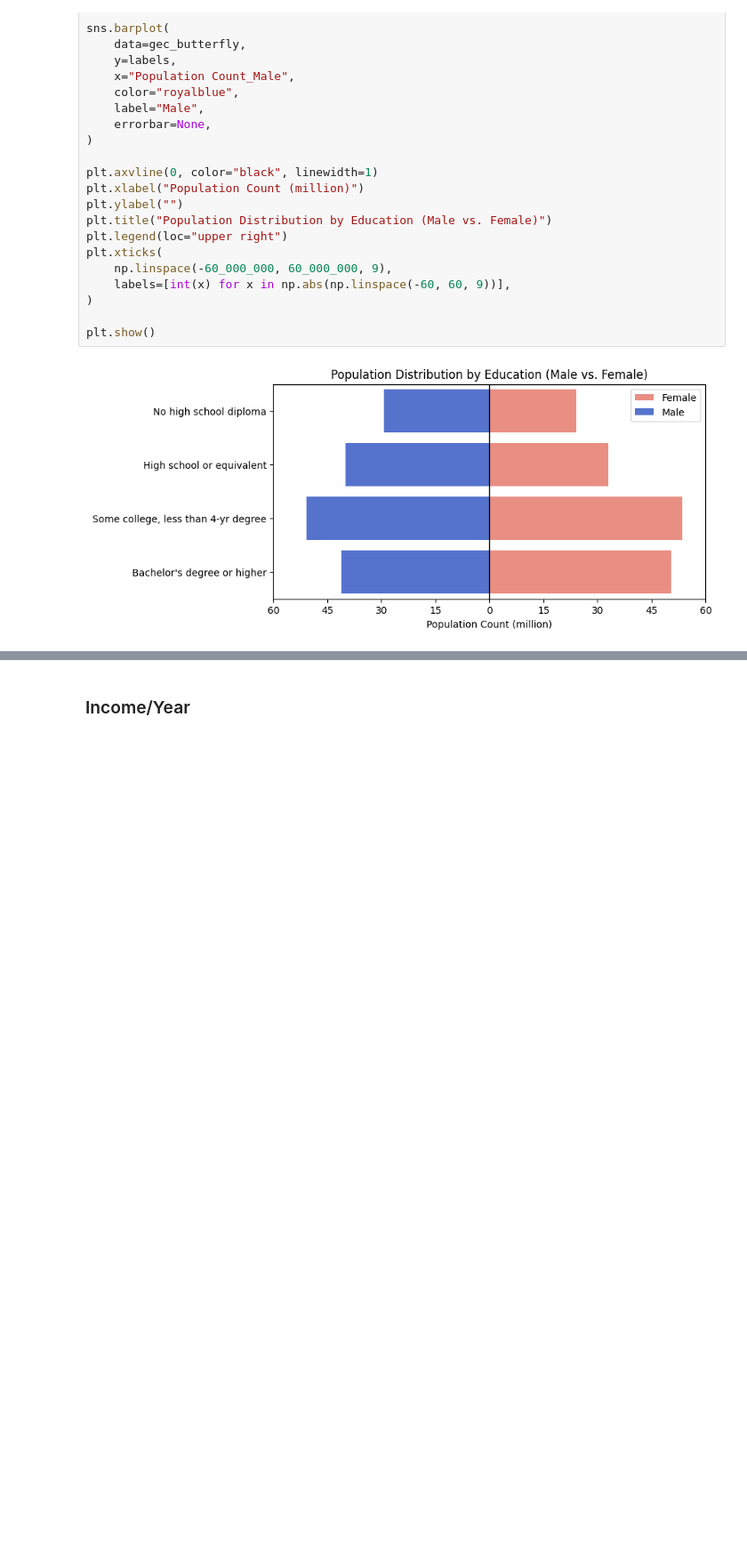
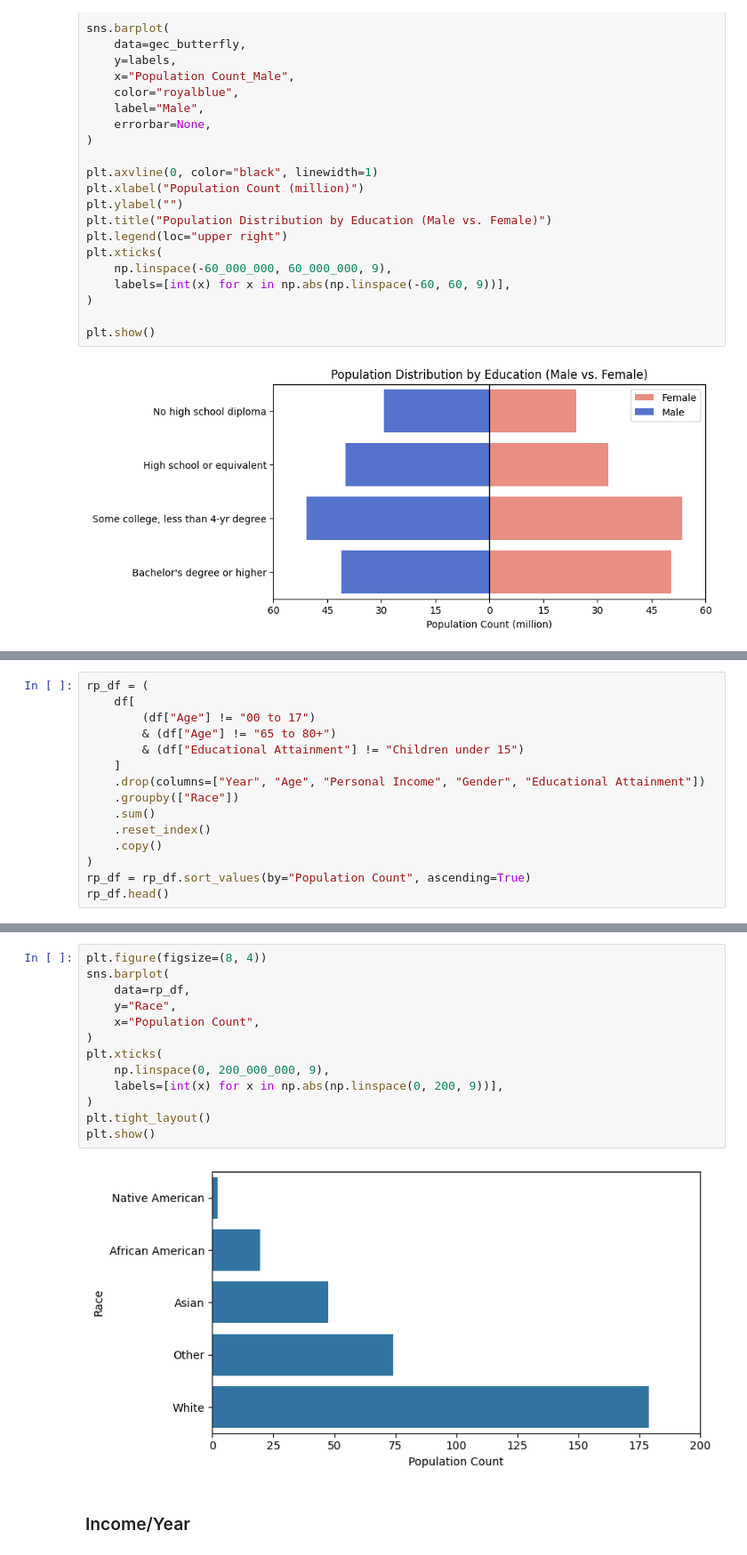
Before and after one commit to ibrahimmkhalid/housing-crisis-california-project, a Jupyter notebook: 3_visualizations.ipynb, the cells around one changed output, grey strips where cells are left out. Shown: that part at 89% size. Cells and saved outputs as stored; diff of their text form; blank space fills up the shorter version.

```diff
--- a/3_visualizations.ipynb
+++ b/3_visualizations.ipynb
@@ -222,0 +225,15 @@ plt.show()
+# %%
+rp_df = (
+    df[
+        (df["Age"] != "00 to 17")
+        & (df["Age"] != "65 to 80+")
+        & (df["Educational Attainment"] != "Children under 15")
+    ]
+    .drop(columns=["Year", "Age", "Personal Income", "Gender", "Educational Attainment"])
+    .groupby(["Race"])
+    .sum()
+    .reset_index()
+    .copy()
+)
+rp_df = rp_df.sort_values(by="Population Count", ascending=True)
+rp_df.head()
@@ -223,3 +247,18 @@ plt.show()
+# %%
+plt.figure(figsize=(8, 4))
+sns.barplot(
+    data=rp_df,
+    y="Race",
+    x="Population Count",
+)
+plt.xticks(
+    np.linspace(0, 200_000_000, 9),
+    labels=[int(x) for x in np.abs(np.linspace(0, 200, 9))],
+)
+plt.tight_layout()
+plt.show()
+# %% [output]
+[figure, added]
 # %% [markdown]
 ### Income/Year
 # %%
```
Also changed, not shown: parts of 2 cells of this notebook.
